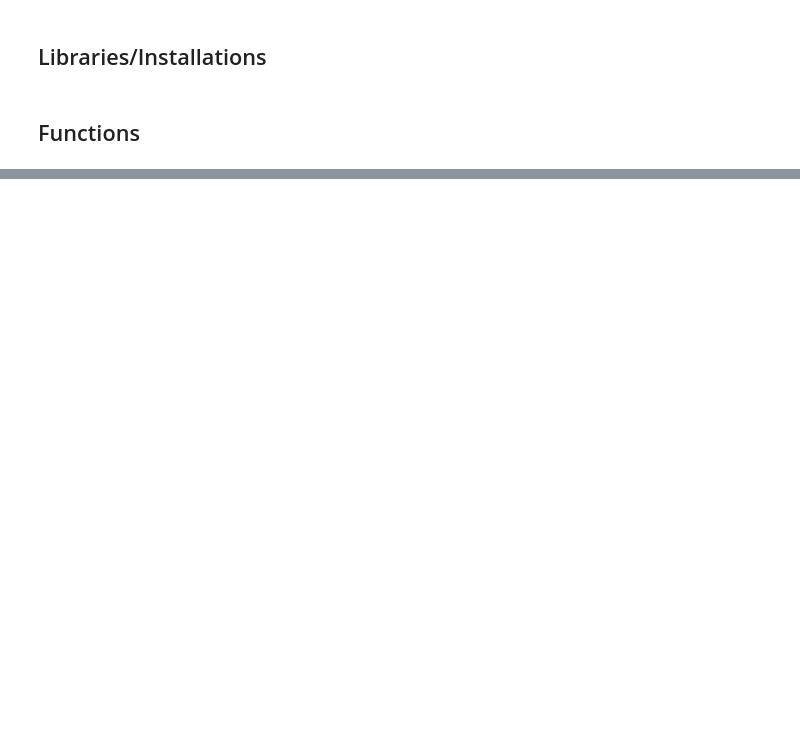
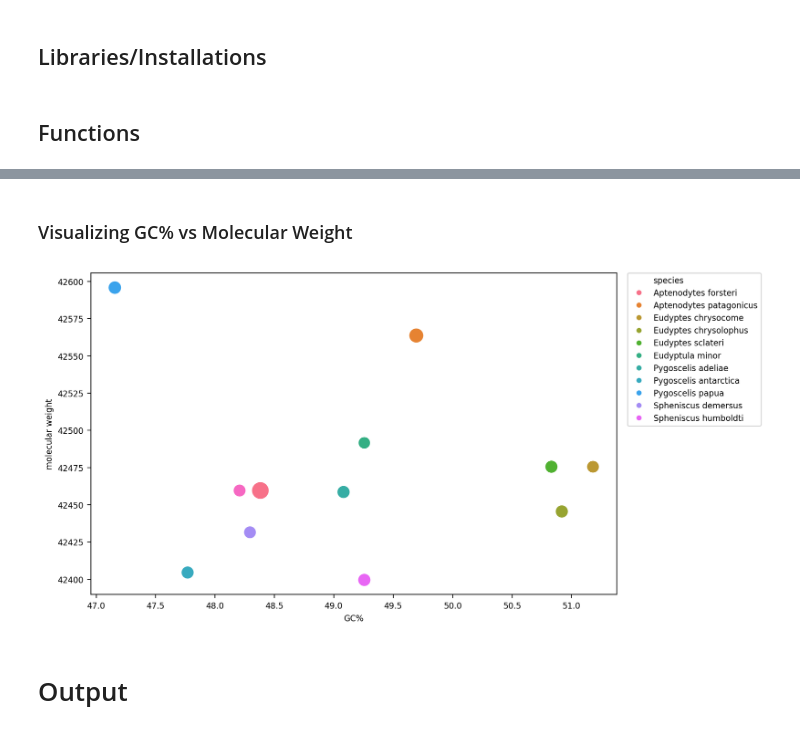
Before and after one commit to zoi-iastate/BCB546-PythonHW_Spring2025, a Jupyter notebook: Python_Assignment/Python Assignment Notebook.ipynb, the cells around one changed output, grey strips where cells are left out. Saved outputs shown, nothing was run; the diff lists cells and outputs as text; code cells hidden in the pictures; blank space fills up the shorter version.

```diff
--- a/Python_Assignment/Python Assignment Notebook.ipynb
+++ b/Python_Assignment/Python Assignment Notebook.ipynb
@@ -104,0 +170,23 @@ print(percentages)
+# %% [markdown]
+### Visualizing GC% vs Molecular Weight
+# %%
+#Creating a scatterplot because the variables are relational to one another and assigning the size of the dots to mass for some
+#extra fun
+ax = sns.scatterplot(data=penguins_df, x="GC%", y="molecular weight", hue="species", size = "mass",  sizes=(150, 300),
+                legend = 'brief')
+
+#Initializing handles and labels variables to assign a special legend to the graph
+handles, labels = ax.get_legend_handles_labels()
+
+#Retrieves the unique species names in order to create a legend that does not include mass keys. Also moves the legend to the
+#left corner instead of over the graph
+plt.legend(handles[:len(penguins_df["species"].unique())], labels[:len(penguins_df["species"].unique())],
+           bbox_to_anchor=(1.02, 1), loc='upper left', borderaxespad=0)
+
+#Resizes and displays the plot
+plt.tight_layout()
+plt.show()
+# %% [output]
+[figure, added]
+# %% [markdown]
+# Output
```
Also changed, not shown: parts of 17 cells of this notebook, 3 other files.
